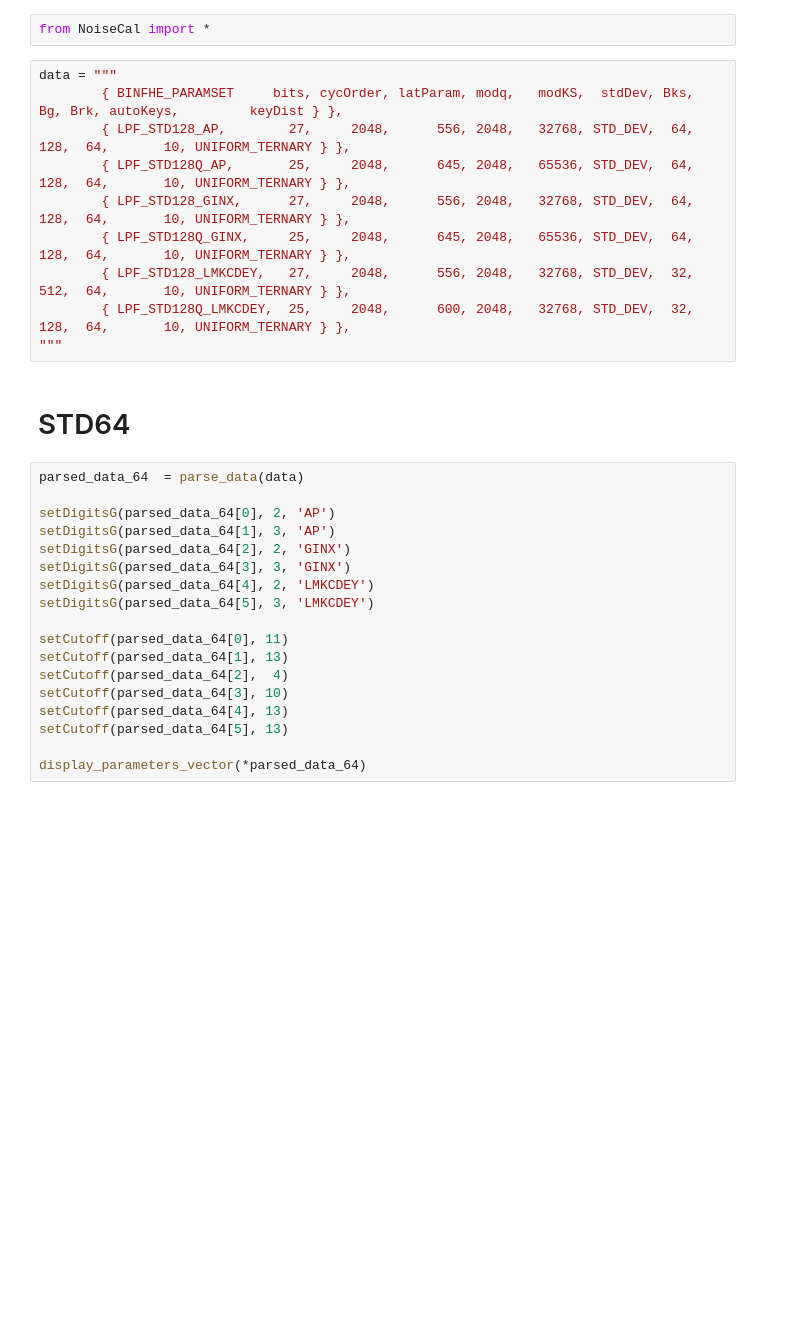
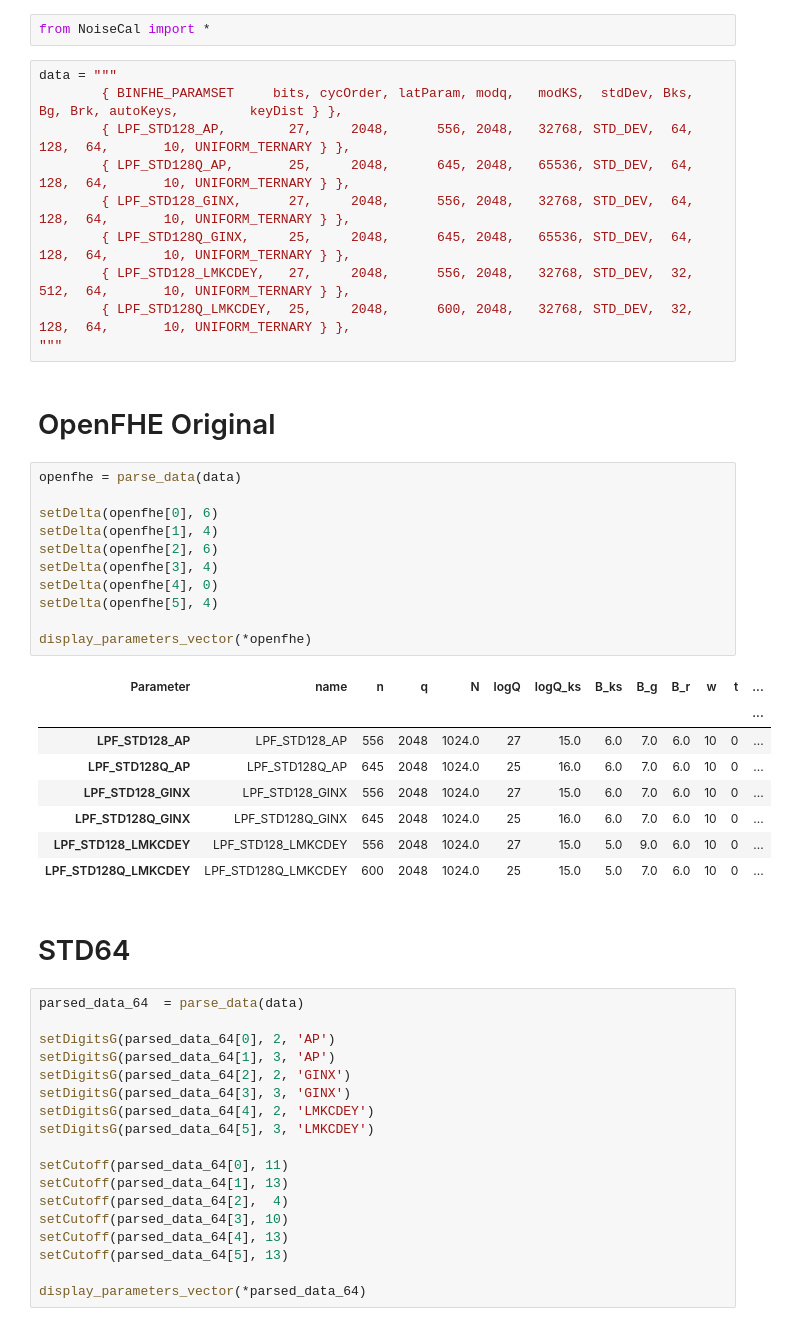
Before and after one commit to HONGDUCK/FHEW-TFHE-Noise-Calculator, a Jupyter notebook: noisetest.ipynb, the cells around one changed output. Cells and saved outputs as stored; diff of their text form; blank space fills up the shorter version.

```diff
--- a/noisetest.ipynb
+++ b/noisetest.ipynb
@@ -10,6 +10,28 @@ data = """
         { LPF_STD128_LMKCDEY,   27,     2048,      556, 2048,   32768, STD_DEV,  32,       512,  64,       10, UNIFORM_TERNARY } },
         { LPF_STD128Q_LMKCDEY,  25,     2048,      600, 2048,   32768, STD_DEV,  32,       128,  64,       10, UNIFORM_TERNARY } },
 """
+# %% [markdown]
+# OpenFHE Original
+# %%
+openfhe = parse_data(data)
+
+setDelta(openfhe[0], 6)
+setDelta(openfhe[1], 4)
+setDelta(openfhe[2], 6)
+setDelta(openfhe[3], 4)
+setDelta(openfhe[4], 0)
+setDelta(openfhe[5], 4)
+
+display_parameters_vector(*openfhe)
+# %% [output]
+| Parameter | name | n | q | N | logQ | logQ_ks | B_ks | B_g | B_r | w | t | ... |
+|  |  |  |  |  |  |  |  |  |  |  |  | ... |
+| LPF_STD128_AP | LPF_STD128_AP | 556 | 2048 | 1024.0 | 27 | 15.0 | 6.0 | 7.0 | 6.0 | 10 | 0 | ... |
+| LPF_STD128Q_AP | LPF_STD128Q_AP | 645 | 2048 | 1024.0 | 25 | 16.0 | 6.0 | 7.0 | 6.0 | 10 | 0 | ... |
+| LPF_STD128_GINX | LPF_STD128_GINX | 556 | 2048 | 1024.0 | 27 | 15.0 | 6.0 | 7.0 | 6.0 | 10 | 0 | ... |
+| LPF_STD128Q_GINX | LPF_STD128Q_GINX | 645 | 2048 | 1024.0 | 25 | 16.0 | 6.0 | 7.0 | 6.0 | 10 | 0 | ... |
+| LPF_STD128_LMKCDEY | LPF_STD128_LMKCDEY | 556 | 2048 | 1024.0 | 27 | 15.0 | 5.0 | 9.0 | 6.0 | 10 | 0 | ... |
+| LPF_STD128Q_LMKCDEY | LPF_STD128Q_LMKCDEY | 600 | 2048 | 1024.0 | 25 | 15.0 | 5.0 | 7.0 | 6.0 | 10 | 0 | ... |
 # %% [markdown]
 # STD64
 # %%
```
